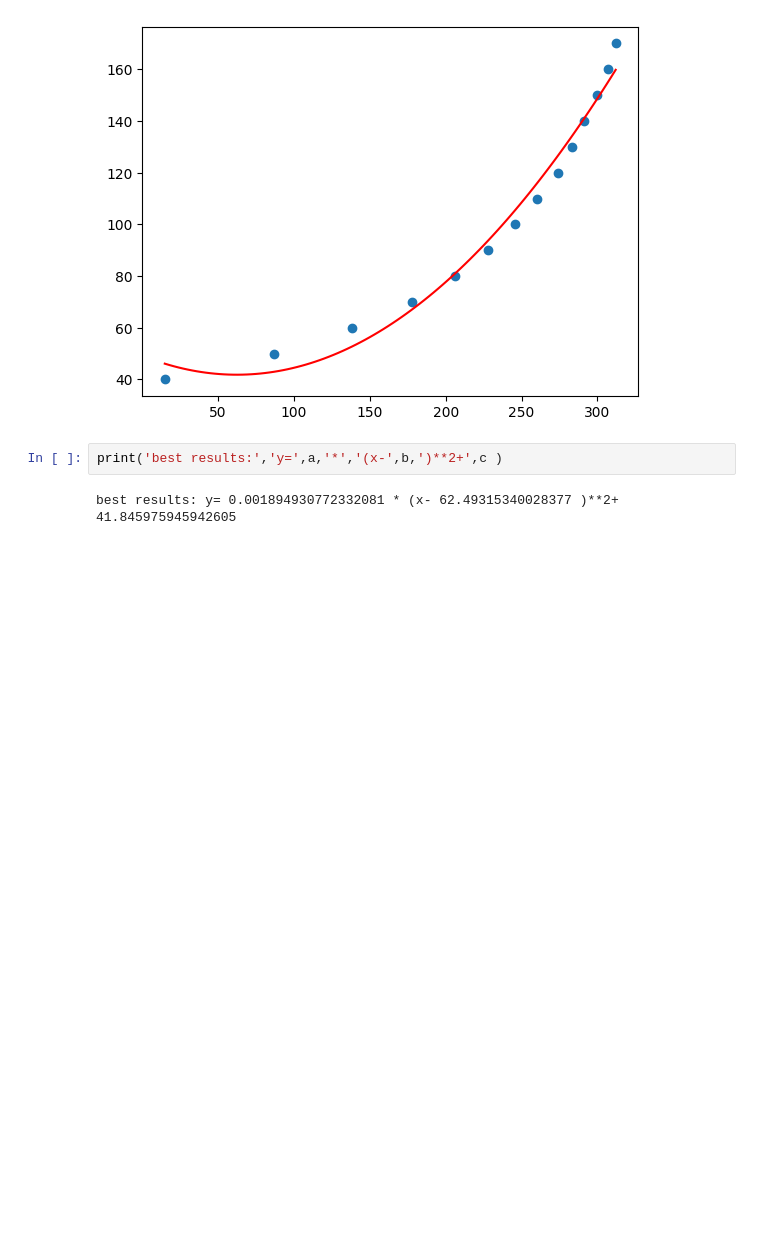
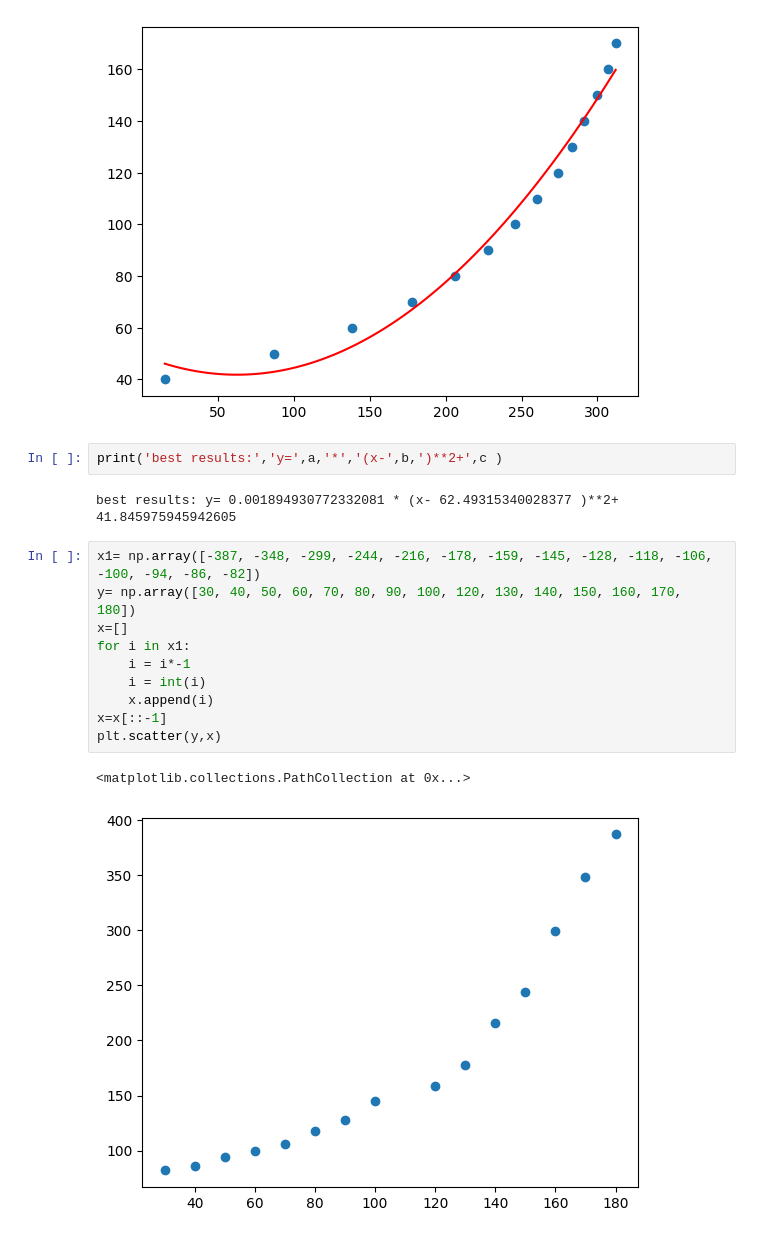
Before and after one commit to JakubSlof/Teddy-bear-detection, a Jupyter notebook: curve_fitting.ipynb, the cells around one changed output. Drawn from its saved outputs; the diff is of its cells as text; blank space fills up the shorter version.

```diff
--- a/curve_fitting.ipynb
+++ b/curve_fitting.ipynb
@@ -47,3 +47,16 @@ plt.show()
 print('best results:','y=',a,'*','(x-',b,')**2+',c )
 # %% [output]
 best results: y= 0.001894930772332081 * (x- 62.49315340028377 )**2+ 41.845975945942605
+# %%
+x1= np.array([-387, -348, -299, -244, -216, -178, -159, -145, -128, -118, -106, -100, -94, -86, -82])
+y= np.array([30, 40, 50, 60, 70, 80, 90, 100, 120, 130, 140, 150, 160, 170, 180])
+x=[]
+for i in x1:
+    i = i*-1
+    i = int(i)
+    x.append(i)
+x=x[::-1]
+plt.scatter(y,x)
+# %% [output]
+<matplotlib.collections.PathCollection at 0x...>
+[figure, added]
```
Also changed, not shown: 3 other files.
